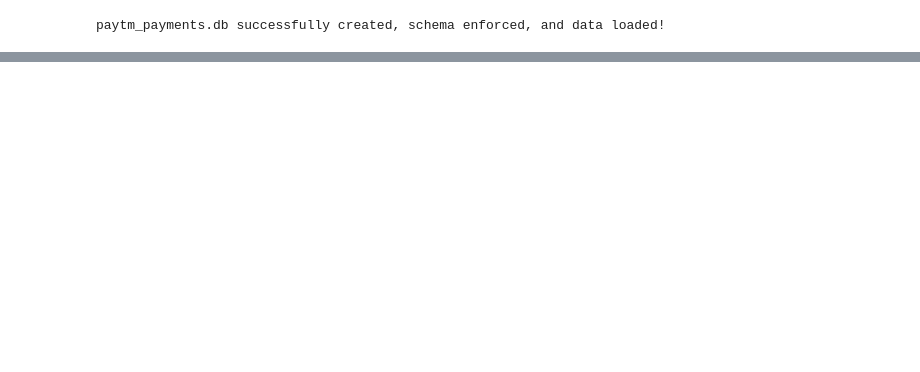
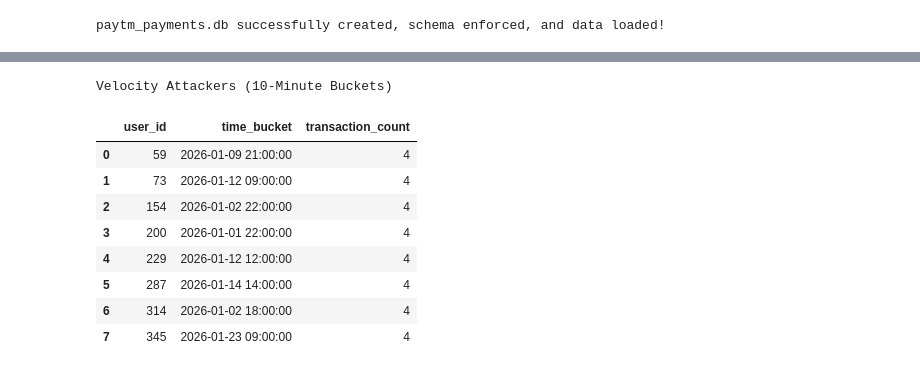
Before and after one commit to IIIIIGamerWord/Capstone_Project_BITSOM_FinTech_AI, a Jupyter notebook: payments_fraud_analytics/paytm_payments_jupyter_nb.ipynb, the cells around one changed output, grey strips where cells are left out. Cells and saved outputs as stored; diff of their text form; code cells hidden in the pictures; blank space fills up the shorter version.

```diff
--- a/payments_fraud_analytics/paytm_payments_jupyter_nb.ipynb
+++ b/payments_fraud_analytics/paytm_payments_jupyter_nb.ipynb
@@ -80,0 +161,26 @@ Successfully installed ipython-genutils-0.2.0 ipython-sql-0.5.0 prettytable-3.18
+# %%
+query_4 = """
+select
+user_id,
+substr(transaction_time, 1, 15) || '0:00' as time_bucket,
+count(transaction_id) as transaction_count
+from transactions
+group by user_id,
+substr(transaction_time, 1, 15)
+having
+count(transaction_id) >= 3
+"""
+
+print("Velocity Attackers (10-Minute Buckets)")
+display(pd.read_sql(query_4, conn))
+# %% [output]
+Velocity Attackers (10-Minute Buckets)
+|  | user_id | time_bucket | transaction_count |
+| 0 | 59 | 2026-01-09 21:00:00 | 4 |
+| 1 | 73 | 2026-01-12 09:00:00 | 4 |
+| 2 | 154 | 2026-01-02 22:00:00 | 4 |
+| 3 | 200 | 2026-01-01 22:00:00 | 4 |
+| 4 | 229 | 2026-01-12 12:00:00 | 4 |
+| 5 | 287 | 2026-01-14 14:00:00 | 4 |
+| 6 | 314 | 2026-01-02 18:00:00 | 4 |
+| 7 | 345 | 2026-01-23 09:00:00 | 4 |
```
Also changed, not shown: parts of 7 cells of this notebook, 10 other files.
